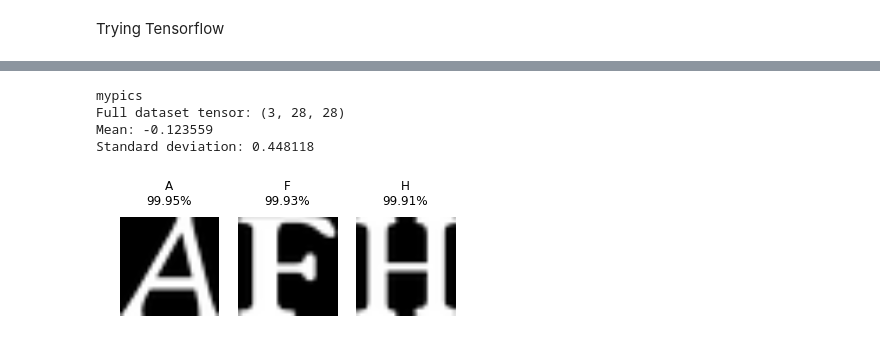
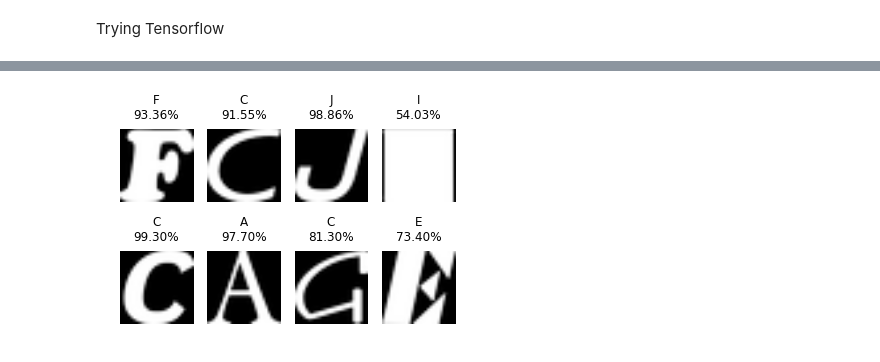
Before and after one commit to TheOriginalAlex/machine-learning, a Jupyter notebook: udacity/deep-learning/1_notmnist.ipynb, the cells around one changed output, grey strips where cells are left out. Cells and saved outputs as stored; diff of their text form; code cells hidden in the pictures.

```diff
--- a/udacity/deep-learning/1_notmnist.ipynb
+++ b/udacity/deep-learning/1_notmnist.ipynb
@@ -586,14 +589,15 @@ def train_tensor(train_dataset, train_labels, sample):
     correct_prediction = tf.equal(tf.argmax(y,1), tf.argmax(pred,1))
     accuracy = tf.reduce_mean(tf.cast(correct_prediction, tf.float32))
     print("%.2f%% accuracy" % (sess.run(accuracy, feed_dict={x: Xtest, y: ytestenc}) * 100))
-    result = tf.argmax(pred,1)
-    result = sess.run(result, feed_dict={x: Xtest})
+    pred = sess.run(pred, feed_dict={x: Xtest})
+    result = tf.argmax(pred, 1)
+    result = sess.run(result)
     result = np.array(result, dtype=int)
-
+    prob = sess.run(tf.reduce_max(pred, 1))
     W = sess.run(W)
     b = sess.run(b)
     sess.close()
-    return W, b, result
+    return W, b, {"pred": result, "prob": prob}
 # %%
 W, b, pred = train_tensor(train_dataset, train_labels, 1000)
 # %% [output]
@@ -601,3 +605,3 @@ W, b, pred = train_tensor(train_dataset, train_labels, 1000)
 # %%
-W, b, pred = train_tensor(train_dataset, train_labels, len(train_labels))
+W, b, pred = train_tensor(train_dataset, train_labels, 5000)
 # %% [output]
@@ -609,5 +608,0 @@ def softmax(x):
-# %%
-prob = softmax(np.dot(Xtest, W) + b)
-pred = np.argmax(prob, 1)
-prob = np.max(prob, 1)
-disp_sample_dataset(test_dataset_clean, pred, prob=prob, sample=8, numrows=2)
@@ -616,16 +609,4 @@ disp_sample_dataset(test_dataset_clean, pred, prob=prob, sample=8, numrows=2)
-# %%
-img = load_letter("mypics", 1)
-if not img is None:
-    img_flat = img.reshape(img.shape[0], img.shape[1]*img.shape[2])
-
-    prob = softmax(np.dot(img_flat, W) + b)
-    pred = np.argmax(prob, axis=1)
-    prob = np.max(prob, axis=1)
-
-    disp_sample_dataset(img, pred, prob=prob, sample=img.shape[0], numrows=1)
-# %% [output]
-mypics
-Full dataset tensor: (3, 28, 28)
-Mean: -0.123559
-Standard deviation: 0.448118
-[figure, removed]
+# %%
+disp_sample_dataset(test_dataset_clean, pred["pred"], prob=pred["prob"], sample=8, numrows=2)
+# %% [output]
+[figure, added]
```
Also changed, not shown: parts of 20 cells of this notebook.
